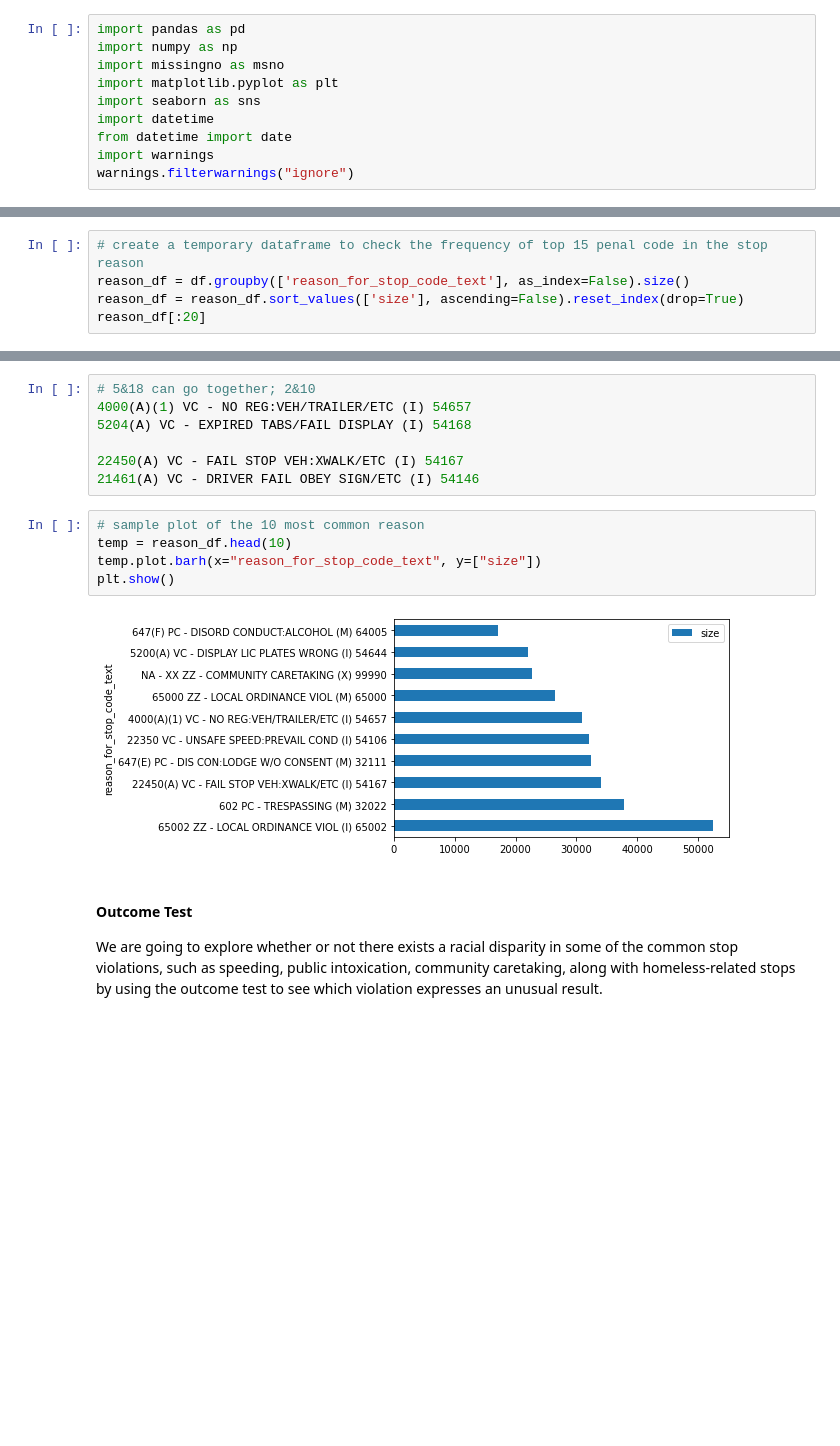
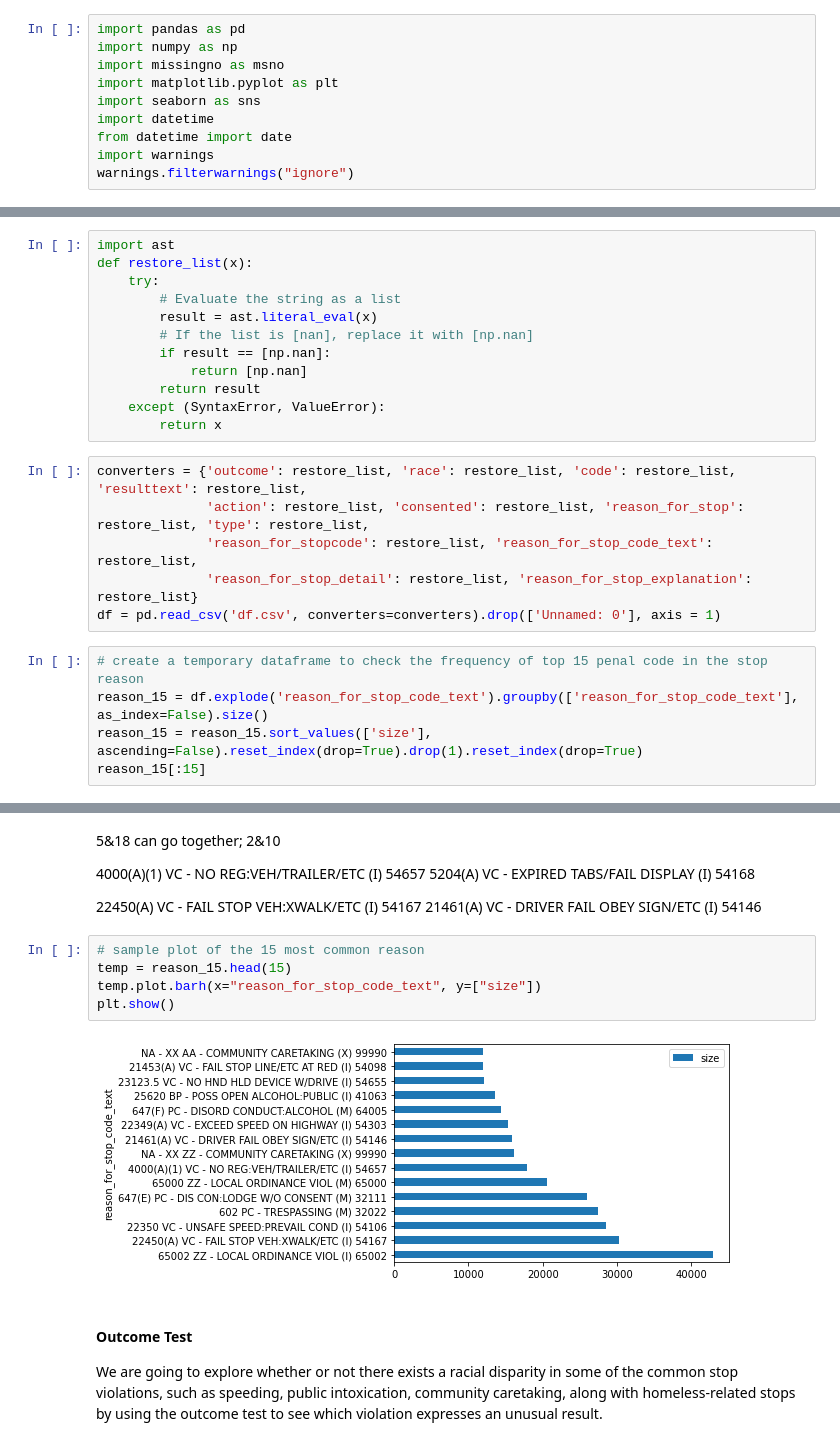
Before and after one commit to FleischerResearchLab/CRJA-analysis, a Jupyter notebook: src/Outcome Tests.ipynb, the cells around one changed output, grey strips where cells are left out. Cells and saved outputs as stored; diff of their text form; blank space fills up the shorter version.

```diff
--- a/src/Outcome Tests.ipynb
+++ b/src/Outcome Tests.ipynb
@@ -15,7 +11,25 @@ df['year-month'] = pd.to_datetime(df.date_stop, format='%Y-%m-%d').dt.strftime("
+# %%
+import ast
+def restore_list(x):
+    try:
+        # Evaluate the string as a list
+        result = ast.literal_eval(x)
+        # If the list is [nan], replace it with [np.nan]
+        if result == [np.nan]:
+            return [np.nan]
+        return result
+    except (SyntaxError, ValueError):
+        return x
+# %%
+converters = {'outcome': restore_list, 'race': restore_list, 'code': restore_list, 'resulttext': restore_list,
+              'action': restore_list, 'consented': restore_list, 'reason_for_stop': restore_list, 'type': restore_list,
+              'reason_for_stopcode': restore_list, 'reason_for_stop_code_text': restore_list,
+              'reason_for_stop_detail': restore_list, 'reason_for_stop_explanation': restore_list}
+df = pd.read_csv('df.csv', converters=converters).drop(['Unnamed: 0'], axis = 1)
 # %%
 # create a temporary dataframe to check the frequency of top 15 penal code in the stop reason
-reason_df = df.groupby(['reason_for_stop_code_text'], as_index=False).size()
-reason_df = reason_df.sort_values(['size'], ascending=False).reset_index(drop=True)
-reason_df[:20]
+reason_15 = df.explode('reason_for_stop_code_text').groupby(['reason_for_stop_code_text'], as_index=False).size()
+reason_15 = reason_15.sort_values(['size'], ascending=False).reset_index(drop=True).drop(1).reset_index(drop=True)
+reason_15[:15]
 # %% [output]
 |  | reason_for_stop_code_text | size |
@@ -38,17 +51,18 @@ reason_df[:20]
-# %%
-# 5&18 can go together; 2&10
-4000(A)(1) VC - NO REG:VEH/TRAILER/ETC (I) 54657
-5204(A) VC - EXPIRED TABS/FAIL DISPLAY (I) 54168
-
-22450(A) VC - FAIL STOP VEH:XWALK/ETC (I) 54167
-21461(A) VC - DRIVER FAIL OBEY SIGN/ETC (I) 54146
+# %% [markdown]
+5&18 can go together; 2&10
+
+4000(A)(1) VC - NO REG:VEH/TRAILER/ETC (I) 54657
+5204(A) VC - EXPIRED TABS/FAIL DISPLAY (I) 54168
+
+22450(A) VC - FAIL STOP VEH:XWALK/ETC (I) 54167
+21461(A) VC - DRIVER FAIL OBEY SIGN/ETC (I) 54146
 # %%
-# sample plot of the 10 most common reason
-temp = reason_df.head(10)
+# sample plot of the 15 most common reason
+temp = reason_15.head(15)
 temp.plot.barh(x="reason_for_stop_code_text", y=["size"])
 plt.show()
 # %% [output]
-[figure, old version]
+[figure, new version]
 # %% [markdown]
 #### Outcome Test
 
```
Also changed, not shown: parts of 81 cells of this notebook, 1 other file.
